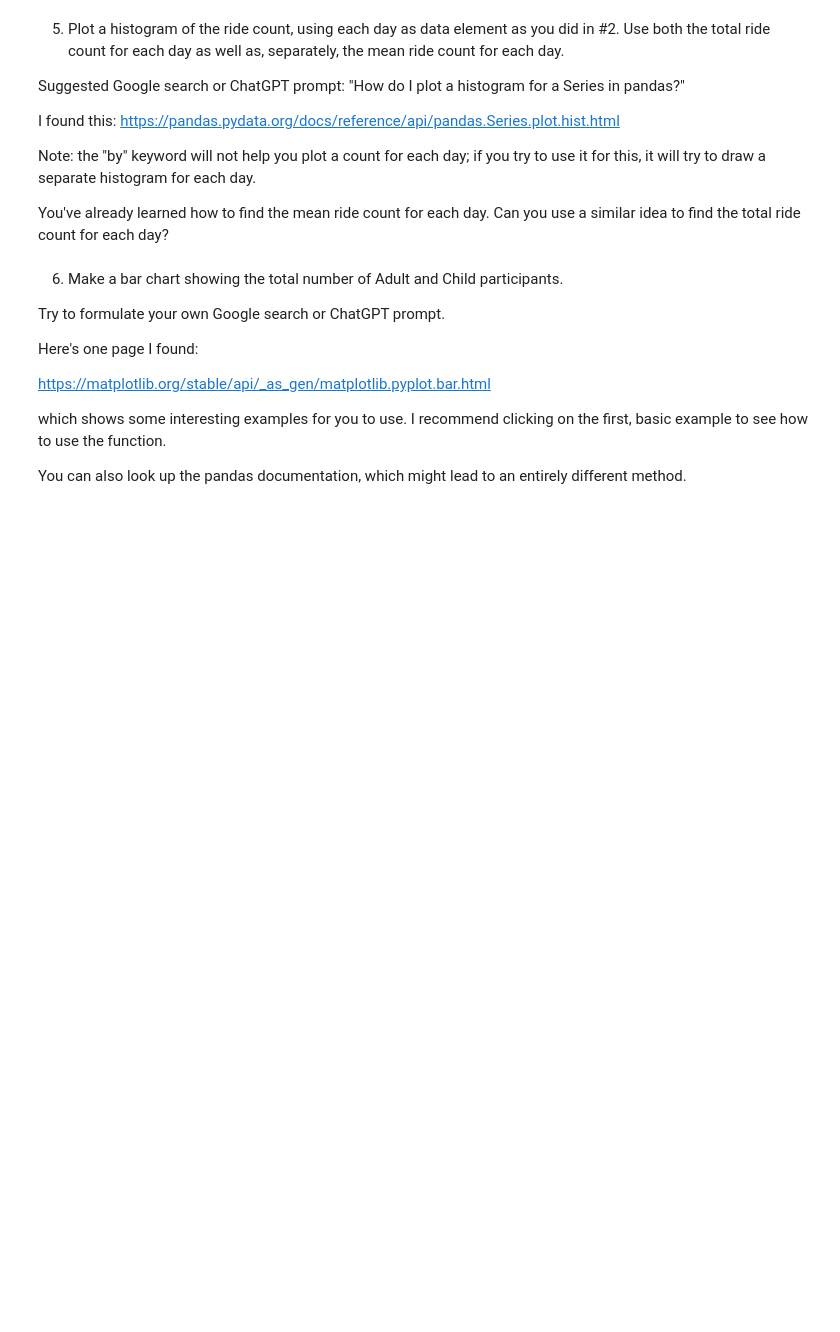
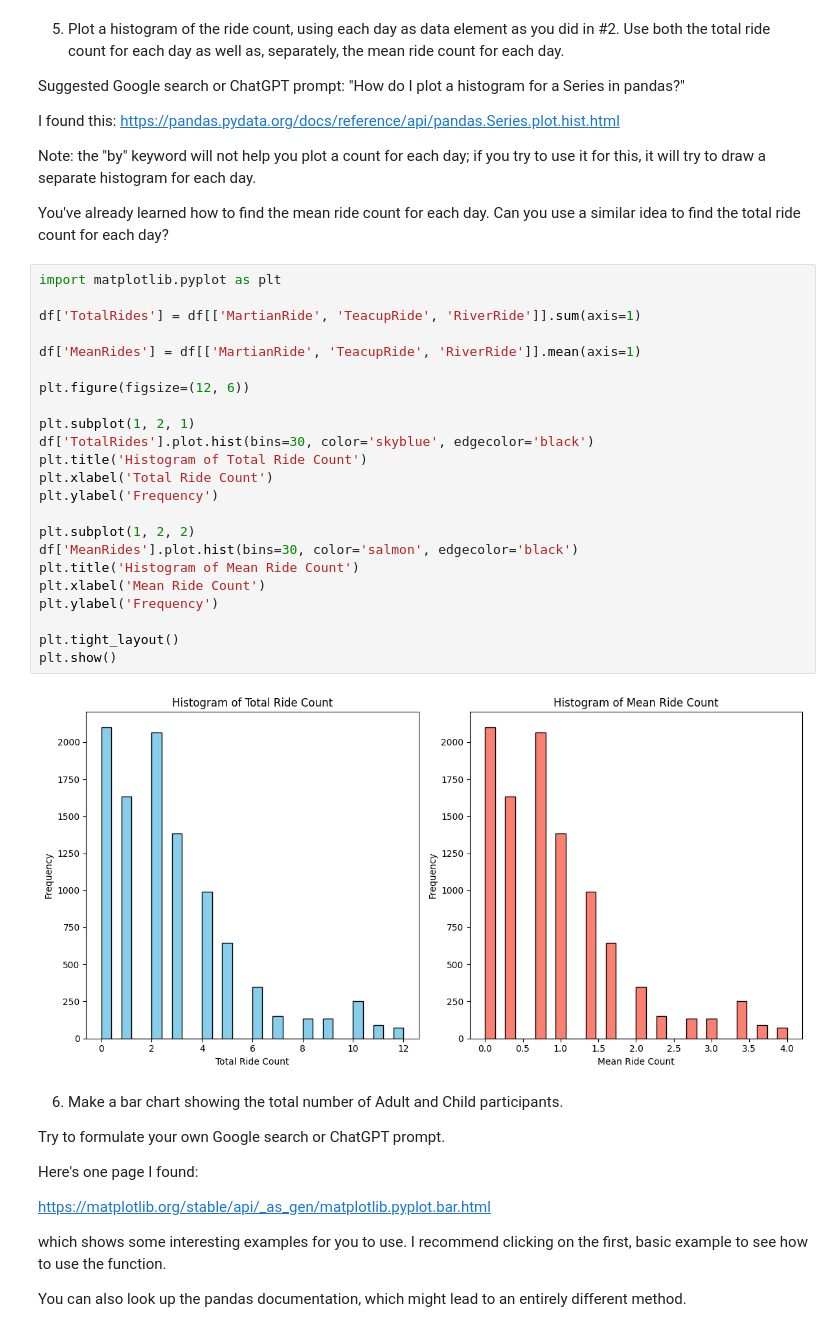
Before and after one commit to KIRBUEDU/CapstoneWeek7, a Jupyter notebook: Week3.ipynb, the cells around one changed output. Cells and saved outputs as stored; diff of their text form; blank space fills up the shorter version.

```diff
--- a/Week3.ipynb
+++ b/Week3.ipynb
@@ -162,6 +328,31 @@ I found this: https://pandas.pydata.org/docs/reference/api/pandas.Series.plot.hi
 Note: the "by" keyword will not help you plot a count for each day; if you try to use it for this, it will try to draw a separate histogram for each day.
 
 You've already learned how to find the mean ride count for each day.  Can you use a similar idea to find the total ride count for each day?
+# %%
+import matplotlib.pyplot as plt
+
+df['TotalRides'] = df[['MartianRide', 'TeacupRide', 'RiverRide']].sum(axis=1)
+
+df['MeanRides'] = df[['MartianRide', 'TeacupRide', 'RiverRide']].mean(axis=1)
+
+plt.figure(figsize=(12, 6))
+
+plt.subplot(1, 2, 1)
+df['TotalRides'].plot.hist(bins=30, color='skyblue', edgecolor='black')
+plt.title('Histogram of Total Ride Count')
+plt.xlabel('Total Ride Count')
+plt.ylabel('Frequency')
+
+plt.subplot(1, 2, 2)
+df['MeanRides'].plot.hist(bins=30, color='salmon', edgecolor='black')
+plt.title('Histogram of Mean Ride Count')
+plt.xlabel('Mean Ride Count')
+plt.ylabel('Frequency')
+
+plt.tight_layout()
+plt.show()
+# %% [output]
+[figure, added]
 # %% [markdown]
 6. Make a bar chart showing the total number of Adult and Child participants.
 
```
Also changed, not shown: parts of 20 cells of this notebook.
